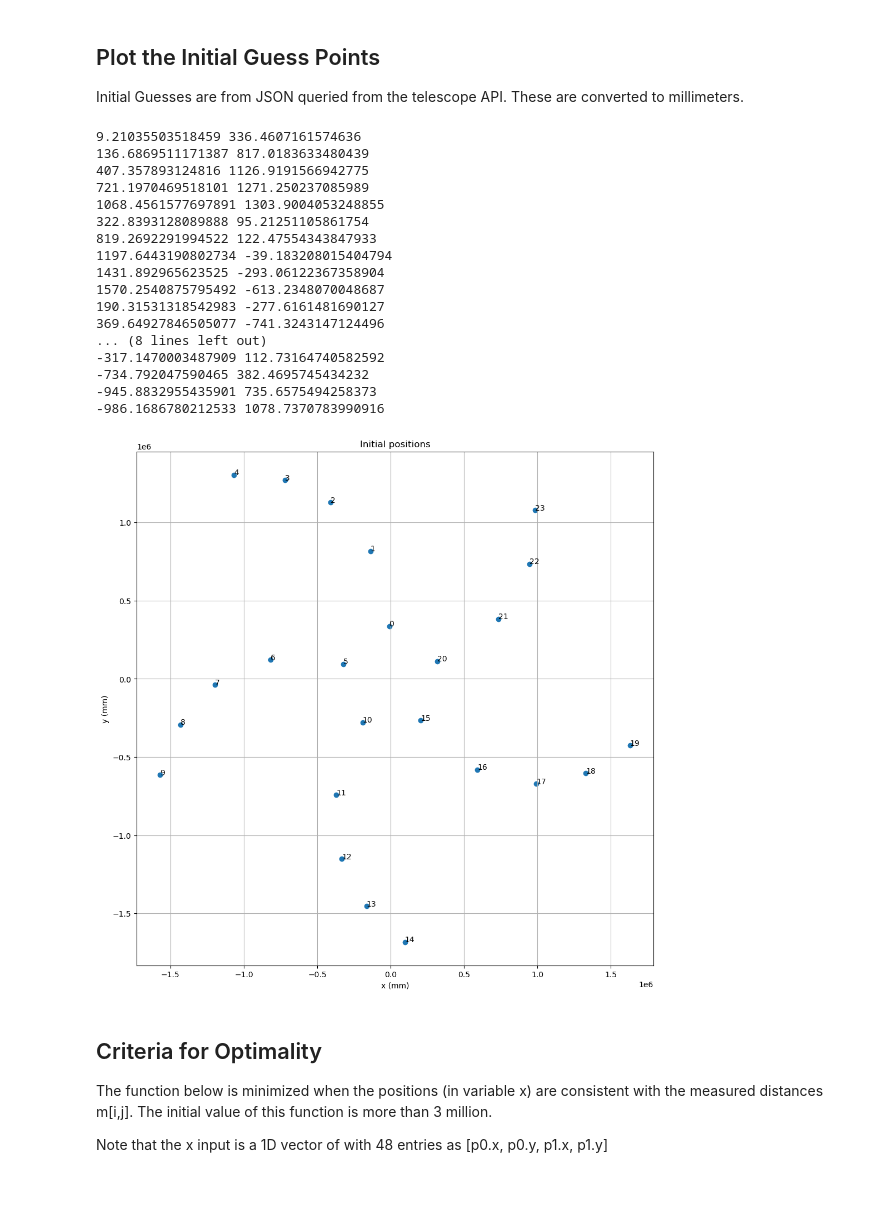
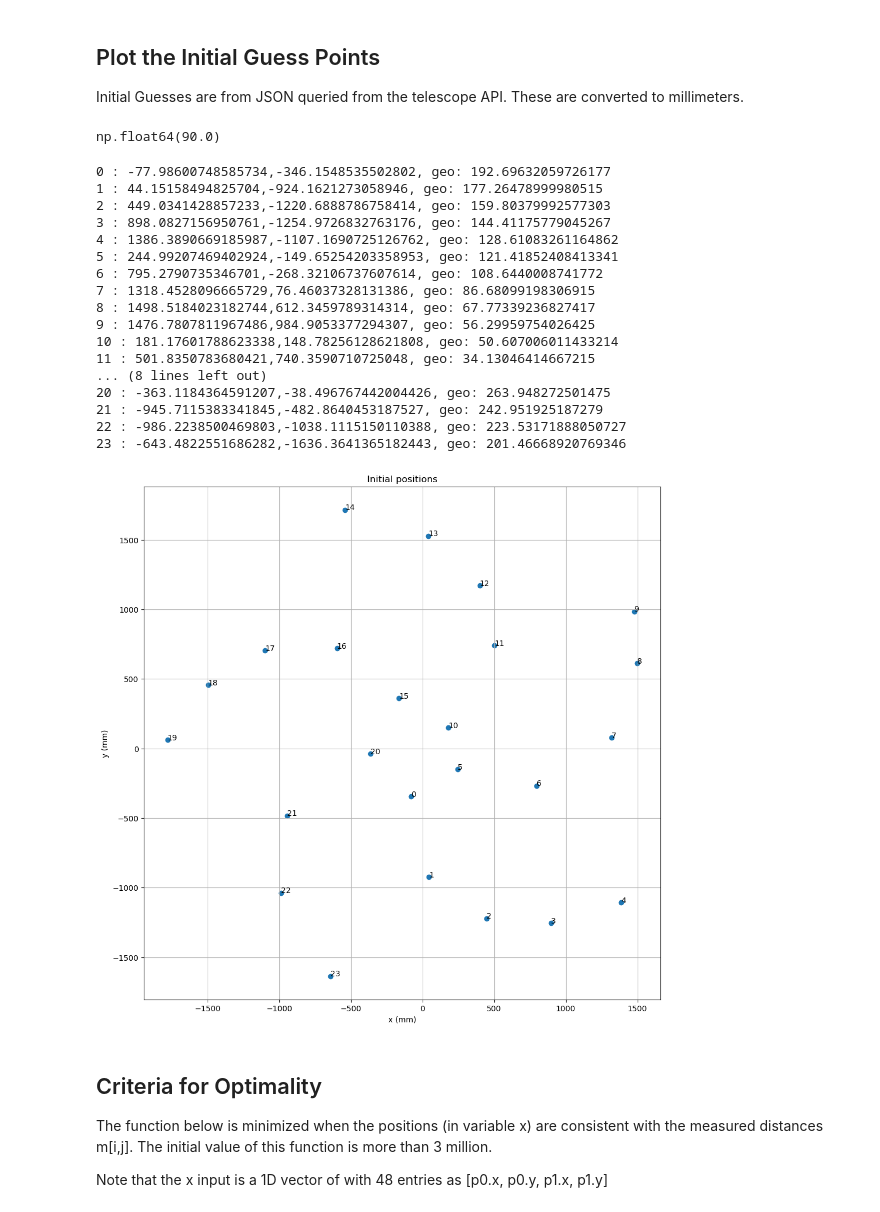
Before and after one commit to tart-telescope/position_cal, a Jupyter notebook: hammanskraal/antenna_survey.ipynb, the cells around one changed output. Drawn from its saved outputs; the diff is of its cells as text; code cells hidden in the pictures.

Commit message:
Added better positions

```diff
--- a/hammanskraal/antenna_survey.ipynb
+++ b/hammanskraal/antenna_survey.ipynb
@@ -97,7 +97,8 @@ def get_pos():
     return np.array(get_data('api/v1/imaging/antenna_positions'))
 
 if True:
-    with open('hammanskraal_antenna_positions_nonaligned.json', "r") as f:
+    # with open('hammanskraal_antenna_positions_nonaligned.json', "r") as f:
+    with open('downloaded_postions.json', "r") as f:
         data = f.read()
     cal_json = json.loads(data)
     current_pos = cal_json["ant_pos"]
@@ -107,59 +108,66 @@ else:
     json_result = {}
     json_result["antenna_positions"] = current_pos.tolist()
     print(json.dumps(json_result, indent=4, separators=(',', ': ')))
+# %%
+def geo_angle(x,y):
+    return 90 - np.degrees(np.arctan2(y,x))
+
+geo_angle(1,0)
+# %% [output]
+np.float64(90.0)
 # %%
 def i_y(i):
     return 2*i+1
 
 def i_x(i):
     return 2*i
 
 
 initial_guess = np.zeros(2*n_ant)
 
 for i in range(n_ant):
     x,y = current_pos[i][0:2]*1000
-    initial_guess[i_x(i)] = -x
+    initial_guess[i_x(i)] = x
     initial_guess[i_y(i)] = y
 
-    print(x,y)
+    print(f"{i} : {x},{y}, geo: {geo_angle(x,y)}")
 
-pos_i = initial_guess.reshape((24,2))*1000
+pos_i = initial_guess.reshape((24,2))
 #pos_i = current_pos*1000
 
 import matplotlib.pyplot as plt
 
 fig, ax = plt.subplots(figsize=(12,12))
 
 ax.scatter(pos_i[:,0], pos_i[:,1])
 for i in range(0,pos_i.shape[0]):
     ax.text(pos_i[i,0], pos_i[i,1],f"{i}")
 
 ax.grid(True)
 ax.set_title('Initial positions')
 ax.set_xlabel('x (mm)')
 ax.set_ylabel('y (mm)')
 plt.savefig('initial_positions.png')
 plt.show()
 # %% [output]
-9.21035503518459 336.4607161574636
-136.6869511171387 817.0183633480439
-407.357893124816 1126.9191566942775
-721.1970469518101 1271.250237085989
-1068.4561577697891 1303.9004053248855
-322.8393128089888 95.21251105861754
-819.2692291994522 122.47554343847933
-1197.6443190802734 -39.183208015404794
-1431.892965623525 -293.06122367358904
-1570.2540875795492 -613.2348070048687
-190.31531318542983 -277.6161481690127
-369.64927846505077 -741.3243147124496
+0 : -77.98600748585734,-346.1548535502802, geo: 192.69632059726177
+1 : 44.15158494825704,-924.1621273058946, geo: 177.26478999980515
+2 : 449.0341428857233,-1220.6888786758414, geo: 159.80379992577303
+3 : 898.0827156950761,-1254.9726832763176, geo: 144.41175779045267
+4 : 1386.3890669185987,-1107.1690725126762, geo: 128.61083261164862
+5 : 244.99207469402924,-149.65254203358953, geo: 121.41852408413341
+6 : 795.2790735346701,-268.32106737607614, geo: 108.6440008741772
+7 : 1318.4528096665729,76.46037328131386, geo: 86.68099198306915
+8 : 1498.5184023182744,612.3459789314314, geo: 67.77339236827417
+9 : 1476.7807811967486,984.9053377294307, geo: 56.29959754026425
+10 : 181.17601788623338,148.78256128621808, geo: 50.607006011433214
+11 : 501.8350783680421,740.3590710725048, geo: 34.13046414667215
 ... (8 lines left out)
--317.1470003487909 112.73164740582592
--734.792047590465 382.4695745434232
--945.8832955435901 735.6575494258373
--986.1686780212533 1078.7370783990916
+20 : -363.1184364591207,-38.496767442004426, geo: 263.948272501475
+21 : -945.7115383341845,-482.8640453187527, geo: 242.951925187279
+22 : -986.2238500469803,-1038.1115150110388, geo: 223.53171888050727
+23 : -643.4822551686282,-1636.3641365182443, geo: 201.46668920769346
-[figure, old version]
+[figure, new version]
 # %% [markdown]
 ## Criteria for Optimality
 
```
Also changed, not shown: parts of 17 cells of this notebook, 2 other files.
